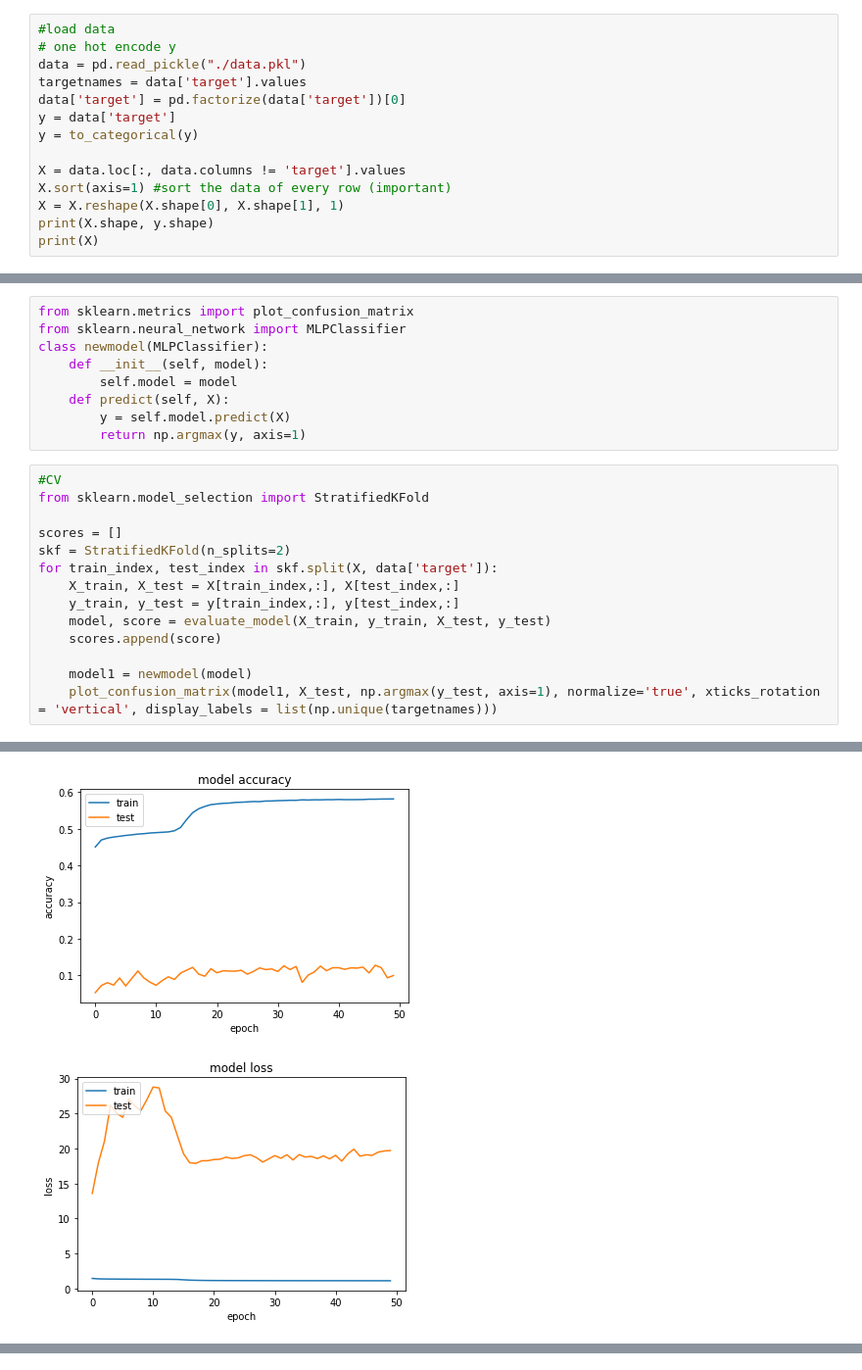
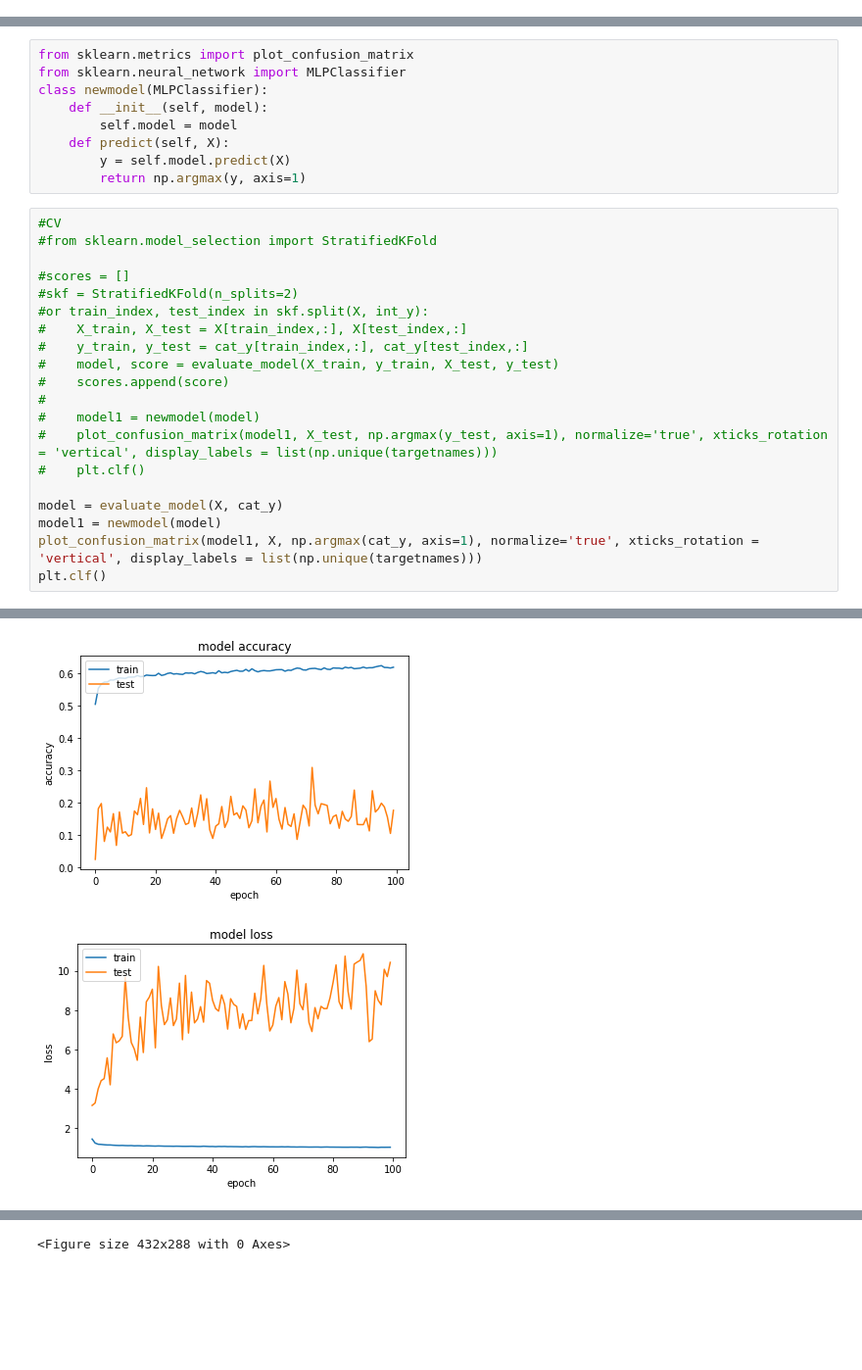
Before and after one commit to Dvermetten/BIAS, a Jupyter notebook: model.ipynb, the cells around one changed output, grey strips where cells are left out. Shown at 98% size. Saved outputs shown, nothing was run; the diff lists cells and outputs as text; blank space fills up the shorter version.

```diff
--- a/model.ipynb
+++ b/model.ipynb
@@ -64,17 +94,3 @@ def summarize_results(scores):
 	print(scores)
 	m, s = mean(scores), std(scores)
 	print('Accuracy: %.3f%% (+/-%.3f)' % (m, s))
-# %%
-#load data
-# one hot encode y
-data = pd.read_pickle("./data.pkl")
-targetnames = data['target'].values
-data['target'] = pd.factorize(data['target'])[0]
-y = data['target']
-y = to_categorical(y)
-
-X = data.loc[:, data.columns != 'target'].values
-X.sort(axis=1) #sort the data of every row (important)
-X = X.reshape(X.shape[0], X.shape[1], 1)
-print(X.shape, y.shape)
-print(X)
@@ -107,16 +109,22 @@ class newmodel(MLPClassifier):
         return np.argmax(y, axis=1)
 # %%
 #CV
-from sklearn.model_selection import StratifiedKFold
+#from sklearn.model_selection import StratifiedKFold
 
-scores = []
-skf = StratifiedKFold(n_splits=2)
-for train_index, test_index in skf.split(X, data['target']):
-    X_train, X_test = X[train_index,:], X[test_index,:]
-    y_train, y_test = y[train_index,:], y[test_index,:]
-    model, score = evaluate_model(X_train, y_train, X_test, y_test)
-    scores.append(score)
+#scores = []
+#skf = StratifiedKFold(n_splits=2)
+#or train_index, test_index in skf.split(X, int_y):
+#    X_train, X_test = X[train_index,:], X[test_index,:]
+#    y_train, y_test = cat_y[train_index,:], cat_y[test_index,:]
+#    model, score = evaluate_model(X_train, y_train, X_test, y_test)
+#    scores.append(score)
+#
+#    model1 = newmodel(model)
+#    plot_confusion_matrix(model1, X_test, np.argmax(y_test, axis=1), normalize='true', xticks_rotation = 'vertical', display_labels = list(np.unique(targetnames)))
+#    plt.clf()
 
-    model1 = newmodel(model)
-    plot_confusion_matrix(model1, X_test, np.argmax(y_test, axis=1), normalize='true', xticks_rotation = 'vertical', display_labels = list(np.unique(targetnames)))
+model = evaluate_model(X, cat_y)
+model1 = newmodel(model)
+plot_confusion_matrix(model1, X, np.argmax(cat_y, axis=1), normalize='true', xticks_rotation = 'vertical', display_labels = list(np.unique(targetnames)))
+plt.clf()
 # %% [output]
@@ -140,2 +148,2 @@ Epoch 50/50
-[figure, old version]
+[figure, new version]
-[figure, old version]
+[figure, new version]
@@ -162,3 +151,4 @@ Epoch 50/50
+<Figure size 432x288 with 0 Axes>
 # %%
 model1 = newmodel(model)
 fig, ax = plt.subplots(figsize=(14, 14))
```
Also changed, not shown: parts of 11 cells of this notebook.
